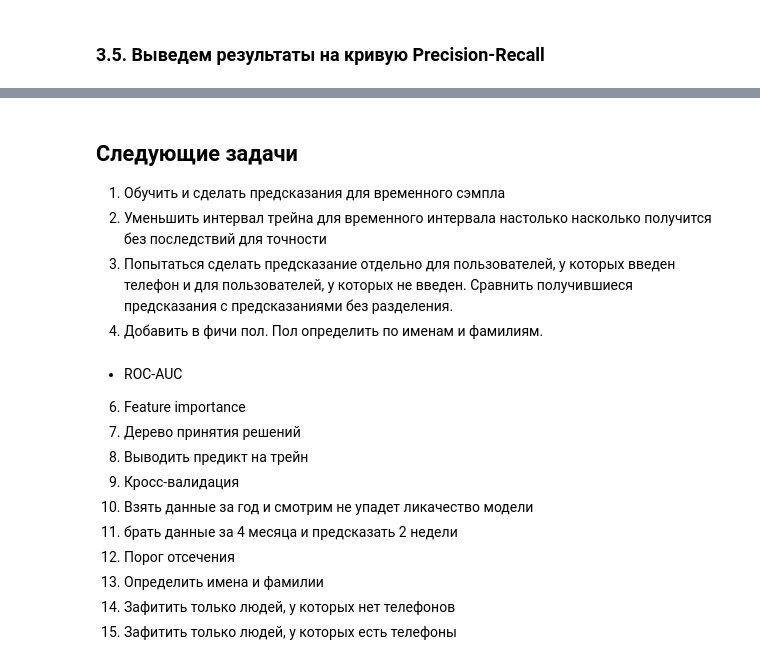
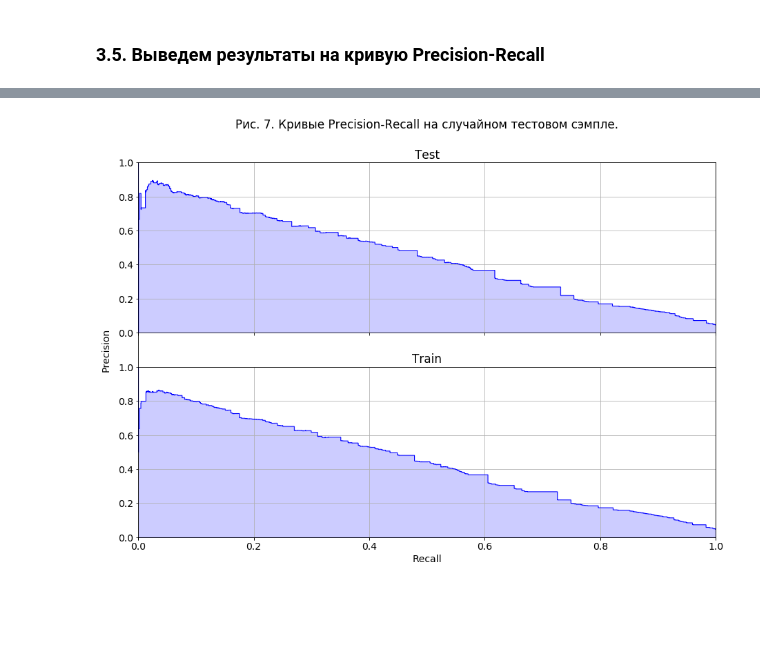
Before and after one commit to pastushenkoy/DataScientist, a Jupyter notebook: dip/model_new.ipynb, the cells around one changed output, grey strips where cells are left out. Cells and saved outputs as stored; diff of their text form; code cells hidden in the pictures; blank space fills up the shorter version.

```diff
--- a/dip/model_new.ipynb
+++ b/dip/model_new.ipynb
@@ -618,4 +478,0 @@ column_name = 'has_paid_on_sign_up_day'
-# %%
-X_test = X[(X["sign_up_date"] >= edge_date) & (X["sign_up_date"] < (edge_date + datetime.timedelta(days=days_forward)))]
-y_test = X_test[column_name]
-y_test.sum()
@@ -624,4 +478,0 @@ y_test.sum()
-# %%
-
-X_train = X[X["sign_up_date"] < edge_date]
-y_train = X_train[column_name]
@@ -667,18 +479,16 @@ grouped
-# %% [markdown]
-## Следующие задачи
-1. Обучить и сделать предсказания для временного сэмпла
-2. Уменьшить интервал трейна для временного интервала настолько насколько получится без последствий для точности
-3. Попытаться сделать предсказание отдельно для пользователей, у которых введен телефон и для пользователей, у которых не введен. Сравнить получившиеся предсказания с предсказаниями без разделения.
-4. Добавить в фичи пол. Пол определить по именам и фамилиям.
-# %% [markdown]
-* ROC-AUC
-6. Feature importance
-7. Дерево принятия решений
-1. Выводить предикт на трейн
-2. Кросс-валидация
-4. Взять данные за год и смотрим не упадет ликачество модели
-5. брать данные за 4 месяца и предсказать 2 недели
-8. Порог отсечения
-9. Определить имена и фамилии
-11. Зафитить только людей, у которых нет телефонов
-12. Зафитить только людей, у которых есть телефоны
+# %%
+fig = plt.figure(figsize=[15, 10])
+fig.patch.set_facecolor('white')
+plt.title("Рис. 7. Кривые Precision-Recall на случайном тестовом сэмпле.", y=1.08)
+mpl.rcParams['font.size'] = 14
+
+ax = plt.axes()
+ax.set_yticks([])
+ax.set_ylabel('Precision')
+ax.set_xlabel('Recall')
+ax.yaxis.labelpad = 40
+
+plot_precision_recall(fig, y_test, y_test_pred, 'Test', 1, 2)
+plot_precision_recall(fig, y_train, y_train_pred, 'Train', 2, 2)
+# %% [output]
+[figure, added]
```
Also changed, not shown: parts of 92 cells of this notebook, 7 other files.
